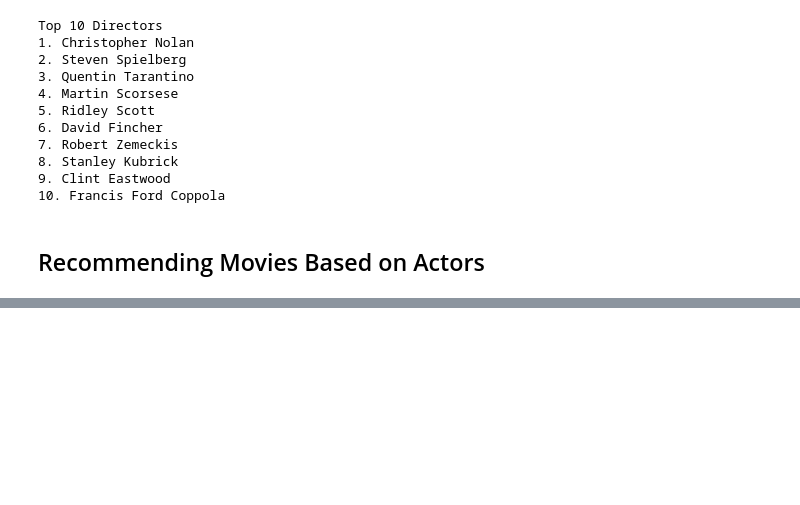
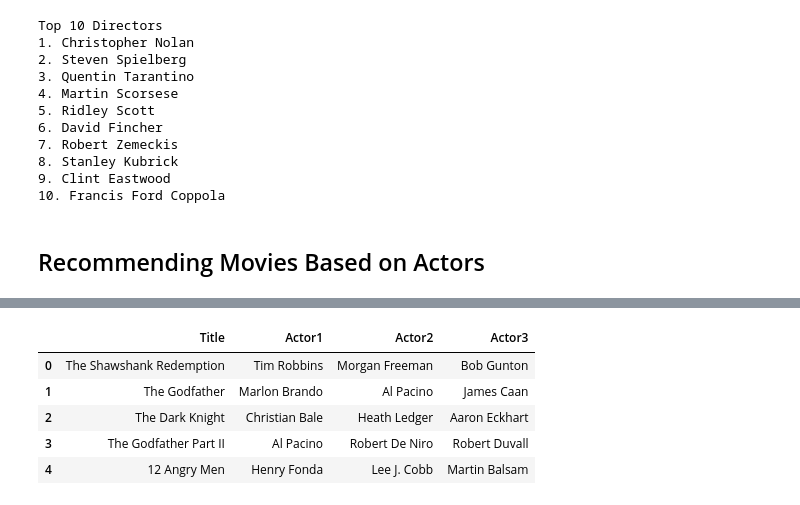
Before and after one commit to daniel-mehta/Data-Analytics, a Jupyter notebook: Lab 10/Example_Movie Recommender.ipynb, the cells around one changed output, grey strips where cells are left out. Cells and saved outputs as stored; diff of their text form; code cells hidden in the pictures; blank space fills up the shorter version.

```diff
--- a/Lab 10/Example_Movie Recommender.ipynb
+++ b/Lab 10/Example_Movie Recommender.ipynb
@@ -198,0 +307,10 @@ Top 10 Directors
+# %%
+actor_df['Title'] = actor_df['Title'].apply(lambda x: re.sub(r'^\d+\.\s*', '', x))
+actor_df.head()
+# %% [output]
+|  | Title | Actor1 | Actor2 | Actor3 |
+| 0 | The Shawshank Redemption | Tim Robbins | Morgan Freeman | Bob Gunton |
+| 1 | The Godfather | Marlon Brando | Al Pacino | James Caan |
+| 2 | The Dark Knight | Christian Bale | Heath Ledger | Aaron Eckhart |
+| 3 | The Godfather Part II | Al Pacino | Robert De Niro | Robert Duvall |
+| 4 | 12 Angry Men | Henry Fonda | Lee J. Cobb | Martin Balsam |
```
Also changed, not shown: parts of 11 cells of this notebook, 1 other file.
